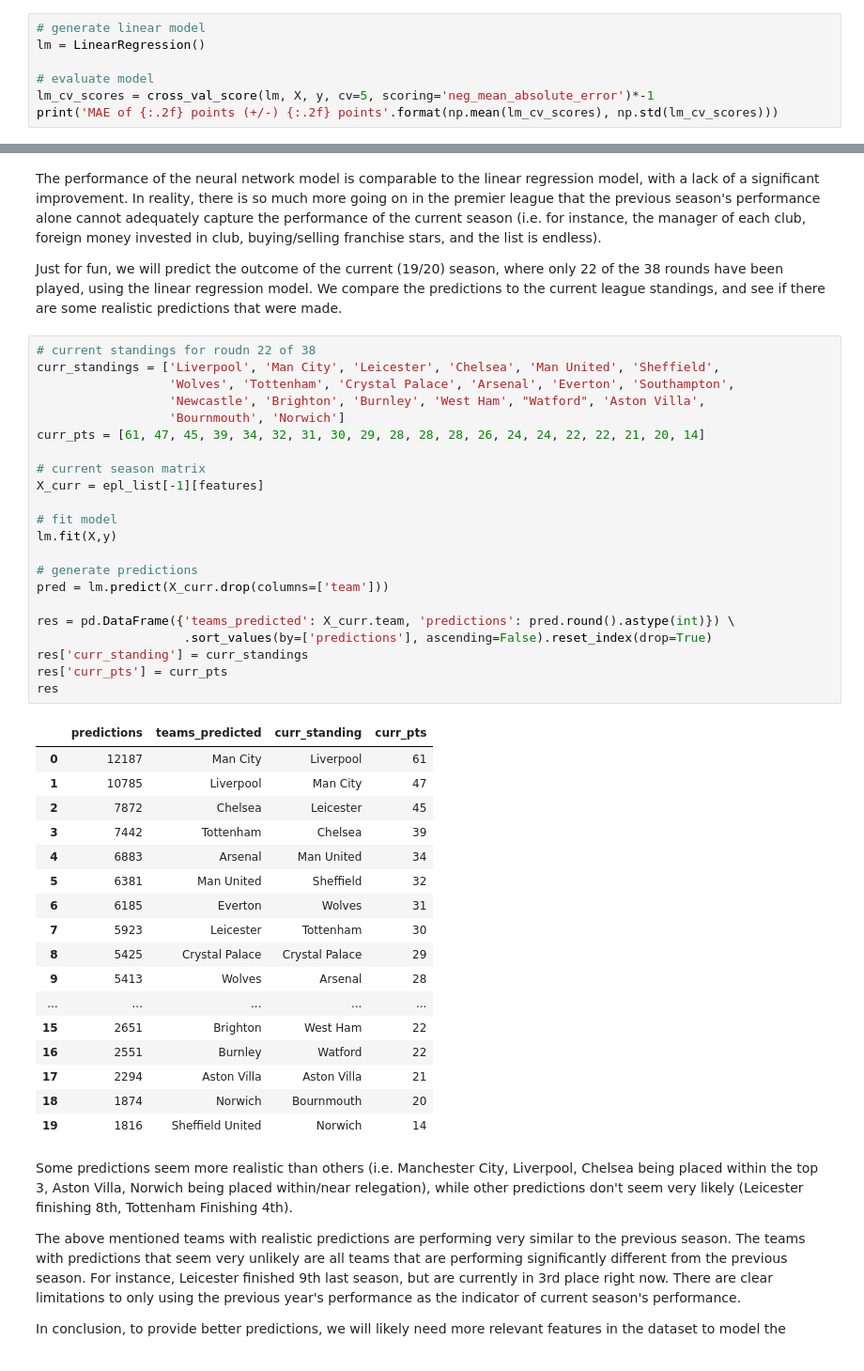
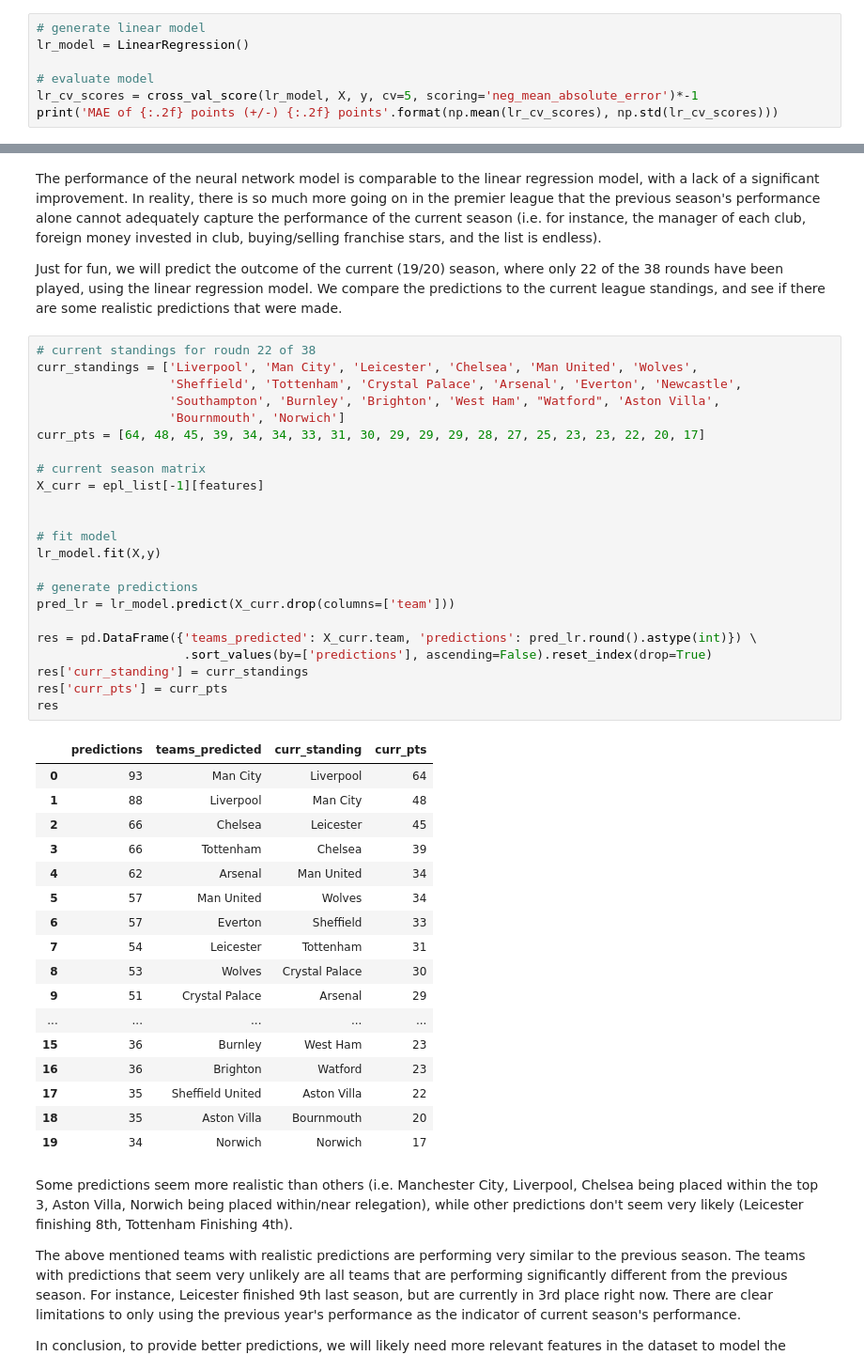
Before and after one commit to jimmywoo1/epl_predictions, a Jupyter notebook: scripts/models.ipynb, the cells around one changed output, grey strips where cells are left out. Shown at 94% size. Cells and saved outputs as stored; diff of their text form.

Commit message:
updated current league standings

```diff
--- a/scripts/models.ipynb
+++ b/scripts/models.ipynb
@@ -134,11 +139,11 @@ X = df_tot[features].drop(columns=['team'])
 y = df_tot.lead_pts
 # %%
 # generate linear model
-lm = LinearRegression()
+lr_model = LinearRegression()
 
 # evaluate model
-lm_cv_scores = cross_val_score(lm, X, y, cv=5, scoring='neg_mean_absolute_error')*-1
-print('MAE of {:.2f} points (+/-) {:.2f} points'.format(np.mean(lm_cv_scores), np.std(lm_cv_scores)))
+lr_cv_scores = cross_val_score(lr_model, X, y, cv=5, scoring='neg_mean_absolute_error')*-1
+print('MAE of {:.2f} points (+/-) {:.2f} points'.format(np.mean(lr_cv_scores), np.std(lr_cv_scores)))
 # %% [output]
 MAE of 7.95 points (+/-) 0.56 points
 # %% [markdown]
@@ -237,44 +242,45 @@ The performance of the neural network model is comparable to the linear regressi
 Just for fun, we will predict the outcome of the current (19/20) season, where only 22 of the 38 rounds have been played, using the linear regression model. We compare the predictions to the current league standings, and see if there are some realistic predictions that were made.
 # %%
 # current standings for roudn 22 of 38
-curr_standings = ['Liverpool', 'Man City', 'Leicester', 'Chelsea', 'Man United', 'Sheffield',
-                  'Wolves', 'Tottenham', 'Crystal Palace', 'Arsenal', 'Everton', 'Southampton',
-                  'Newcastle', 'Brighton', 'Burnley', 'West Ham', "Watford", 'Aston Villa',
+curr_standings = ['Liverpool', 'Man City', 'Leicester', 'Chelsea', 'Man United', 'Wolves',
+                  'Sheffield', 'Tottenham', 'Crystal Palace', 'Arsenal', 'Everton', 'Newcastle',
+                  'Southampton', 'Burnley', 'Brighton', 'West Ham', "Watford", 'Aston Villa',
                   'Bournmouth', 'Norwich']
-curr_pts = [61, 47, 45, 39, 34, 32, 31, 30, 29, 28, 28, 28, 26, 24, 24, 22, 22, 21, 20, 14]
+curr_pts = [64, 48, 45, 39, 34, 34, 33, 31, 30, 29, 29, 29, 28, 27, 25, 23, 23, 22, 20, 17]
 
 # current season matrix
 X_curr = epl_list[-1][features]
 
+
 # fit model
-lm.fit(X,y)
+lr_model.fit(X,y)
 
 # generate predictions
-pred = lm.predict(X_curr.drop(columns=['team']))
+pred_lr = lr_model.predict(X_curr.drop(columns=['team']))
 
-res = pd.DataFrame({'teams_predicted': X_curr.team, 'predictions': pred.round().astype(int)}) \
+res = pd.DataFrame({'teams_predicted': X_curr.team, 'predictions': pred_lr.round().astype(int)}) \
                     .sort_values(by=['predictions'], ascending=False).reset_index(drop=True)
 res['curr_standing'] = curr_standings
 res['curr_pts'] = curr_pts
 res
 # %% [output]
 |  | predictions | teams_predicted | curr_standing | curr_pts |
-| 0 | 12187 | Man City | Liverpool | 61 |
-| 1 | 10785 | Liverpool | Man City | 47 |
-| 2 | 7872 | Chelsea | Leicester | 45 |
-| 3 | 7442 | Tottenham | Chelsea | 39 |
-| 4 | 6883 | Arsenal | Man United | 34 |
-| 5 | 6381 | Man United | Sheffield | 32 |
-| 6 | 6185 | Everton | Wolves | 31 |
-| 7 | 5923 | Leicester | Tottenham | 30 |
-| 8 | 5425 | Crystal Palace | Crystal Palace | 29 |
-| 9 | 5413 | Wolves | Arsenal | 28 |
+| 0 | 93 | Man City | Liverpool | 64 |
+| 1 | 88 | Liverpool | Man City | 48 |
+| 2 | 66 | Chelsea | Leicester | 45 |
+| 3 | 66 | Tottenham | Chelsea | 39 |
+| 4 | 62 | Arsenal | Man United | 34 |
+| 5 | 57 | Man United | Wolves | 34 |
+| 6 | 57 | Everton | Sheffield | 33 |
+| 7 | 54 | Leicester | Tottenham | 31 |
+| 8 | 53 | Wolves | Crystal Palace | 30 |
+| 9 | 51 | Crystal Palace | Arsenal | 29 |
 | ... | ... | ... | ... | ... |
-| 15 | 2651 | Brighton | West Ham | 22 |
-| 16 | 2551 | Burnley | Watford | 22 |
-| 17 | 2294 | Aston Villa | Aston Villa | 21 |
-| 18 | 1874 | Norwich | Bournmouth | 20 |
-| 19 | 1816 | Sheffield United | Norwich | 14 |
+| 15 | 36 | Burnley | West Ham | 23 |
+| 16 | 36 | Brighton | Watford | 23 |
+| 17 | 35 | Sheffield United | Aston Villa | 22 |
+| 18 | 35 | Aston Villa | Bournmouth | 20 |
+| 19 | 34 | Norwich | Norwich | 17 |
 # %% [markdown]
 Some predictions seem more realistic than others (i.e. Manchester City, Liverpool, Chelsea being placed within the top 3, Aston Villa, Norwich being placed within/near relegation), while other predictions don't seem very likely (Leicester finishing 8th, Tottenham Finishing 4th).
 
```
Also changed, not shown: parts of 4 cells of this notebook.
